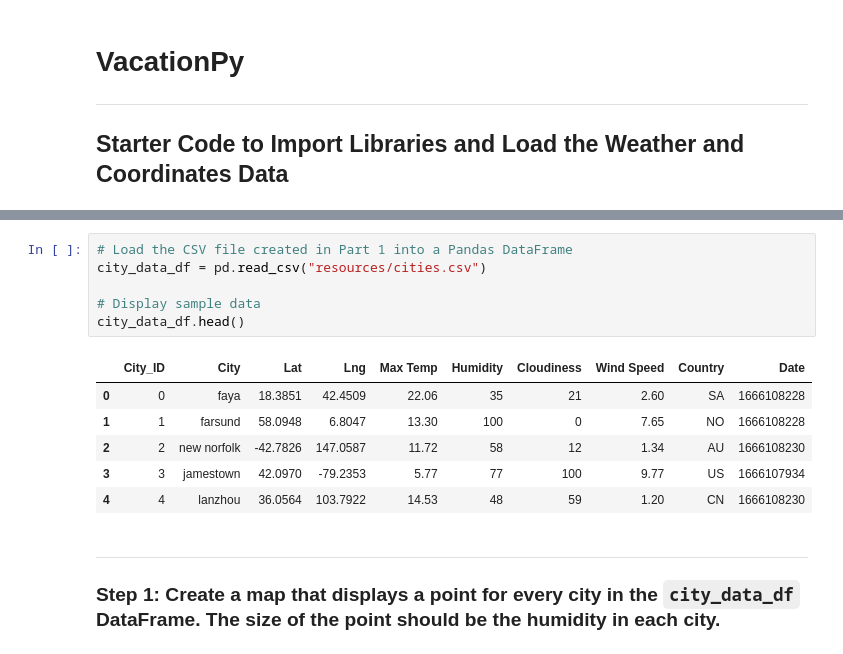
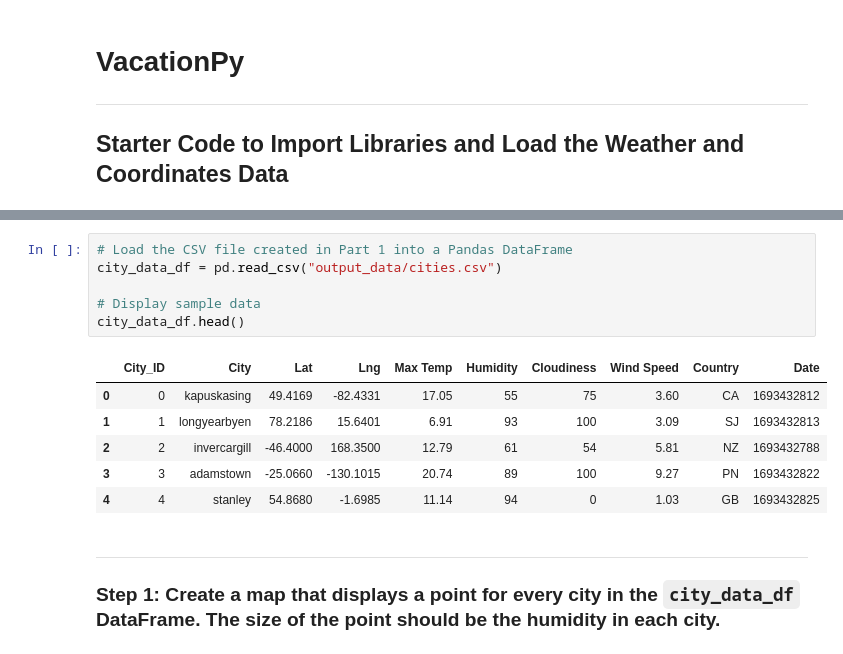
Before and after one commit to sarsteg/weather-vacation-python-api, a Jupyter notebook: VacationPy.ipynb, the cells around one changed output, grey strips where cells are left out. Drawn from its saved outputs; the diff is of its cells as text.

```diff
--- a/VacationPy.ipynb
+++ b/VacationPy.ipynb
@@ -16,16 +16,16 @@ ModuleNotFoundError: No module named 'api_keys'
 # %%
 # Load the CSV file created in Part 1 into a Pandas DataFrame
-city_data_df = pd.read_csv("resources/cities.csv")
+city_data_df = pd.read_csv("output_data/cities.csv")
 
 # Display sample data
 city_data_df.head()
 # %% [output]
 |  | City_ID | City | Lat | Lng | Max Temp | Humidity | Cloudiness | Wind Speed | Country | Date |
-| 0 | 0 | faya | 18.3851 | 42.4509 | 22.06 | 35 | 21 | 2.60 | SA | 1666108228 |
-| 1 | 1 | farsund | 58.0948 | 6.8047 | 13.30 | 100 | 0 | 7.65 | NO | 1666108228 |
-| 2 | 2 | new norfolk | -42.7826 | 147.0587 | 11.72 | 58 | 12 | 1.34 | AU | 1666108230 |
-| 3 | 3 | jamestown | 42.0970 | -79.2353 | 5.77 | 77 | 100 | 9.77 | US | 1666107934 |
-| 4 | 4 | lanzhou | 36.0564 | 103.7922 | 14.53 | 48 | 59 | 1.20 | CN | 1666108230 |
+| 0 | 0 | kapuskasing | 49.4169 | -82.4331 | 17.05 | 55 | 75 | 3.60 | CA | 1693432812 |
+| 1 | 1 | longyearbyen | 78.2186 | 15.6401 | 6.91 | 93 | 100 | 3.09 | SJ | 1693432813 |
+| 2 | 2 | invercargill | -46.4000 | 168.3500 | 12.79 | 61 | 54 | 5.81 | NZ | 1693432788 |
+| 3 | 3 | adamstown | -25.0660 | -130.1015 | 20.74 | 89 | 100 | 9.27 | PN | 1693432822 |
+| 4 | 4 | stanley | 54.8680 | -1.6985 | 11.14 | 94 | 0 | 1.03 | GB | 1693432825 |
 # %% [markdown]
 ---
 
```
Also changed, not shown: parts of 10 cells of this notebook, 5 other files.
